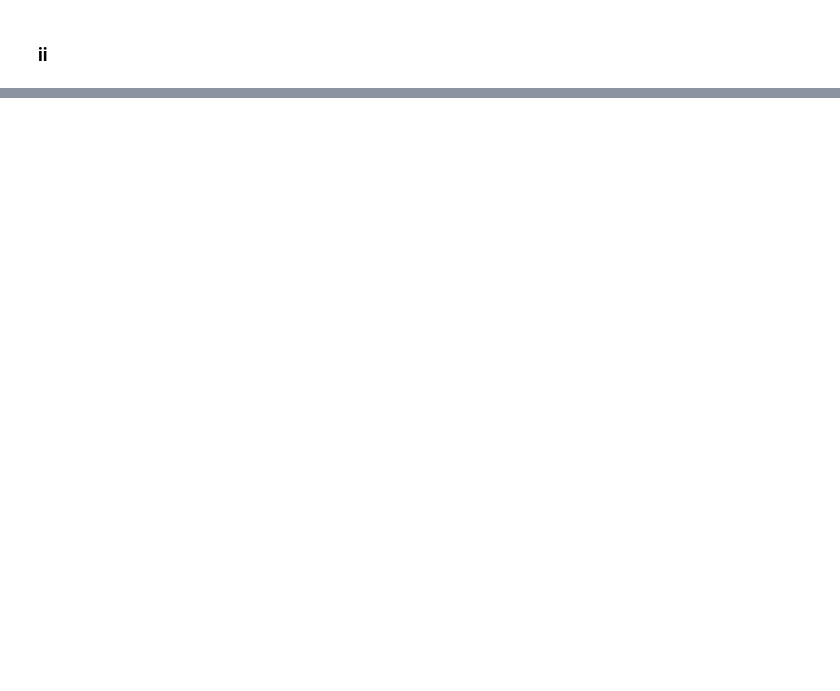
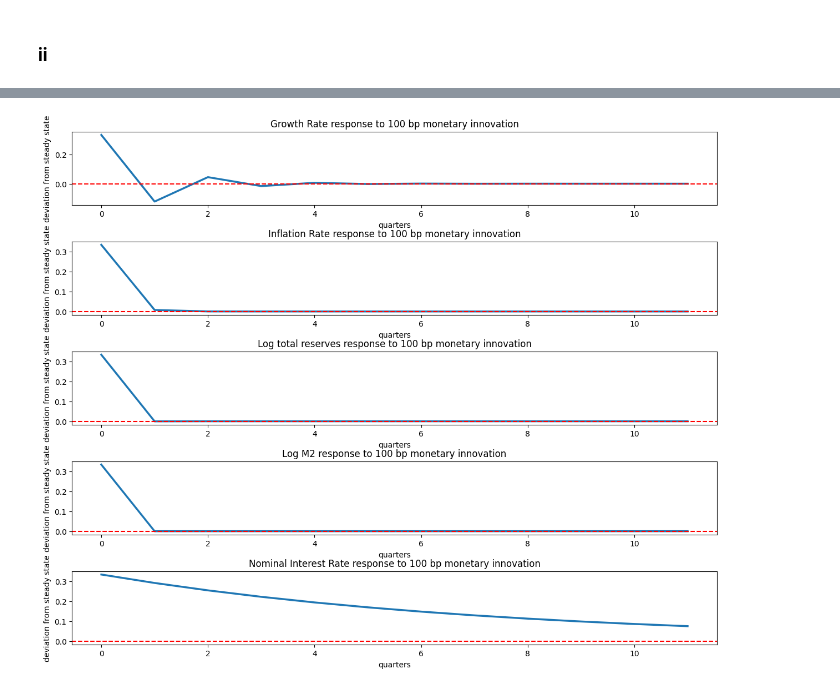
Before and after one commit to sthau/econ-212, a Jupyter notebook: macro_3/macro_3.ipynb, the cells around one changed output, grey strips where cells are left out. Drawn from its saved outputs; the diff is of its cells as text; code cells hidden in the pictures; blank space fills up the shorter version.

```diff
--- a/macro_3/macro_3.ipynb
+++ b/macro_3/macro_3.ipynb
@@ -71,0 +85,10 @@ X_permuted = [(inflation_rate[t], growth_rate[t], fed_funds_rate[t]) for t in ra
+# %%
+X_additional = [(growth_rate[t], inflation_rate[t], total_reserves[t], m2[t] ,fed_funds_rate[t])
+                for t in range(len(fed_funds_rate))]
+
+shock = [0,0,0,0,1/sd_ff]
+var_list = ['Growth Rate','Inflation Rate','Log total reserves', 'Log M2', 'Nominal Interest Rate']
+# %%
+plot_var_irf(X_additional, 12, shock, var_list)
+# %% [output]
+[figure, added]
```
Also changed, not shown: parts of 7 cells of this notebook.
